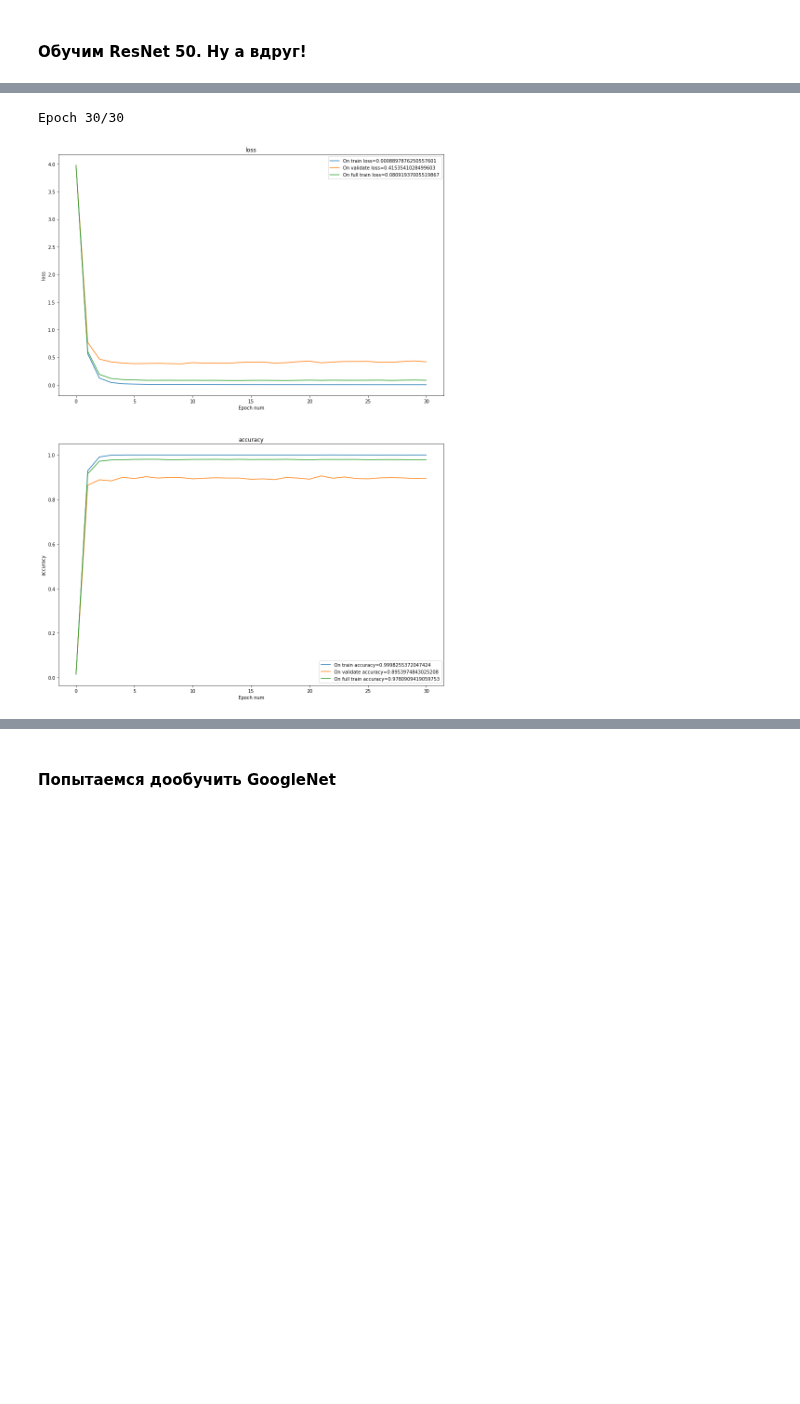
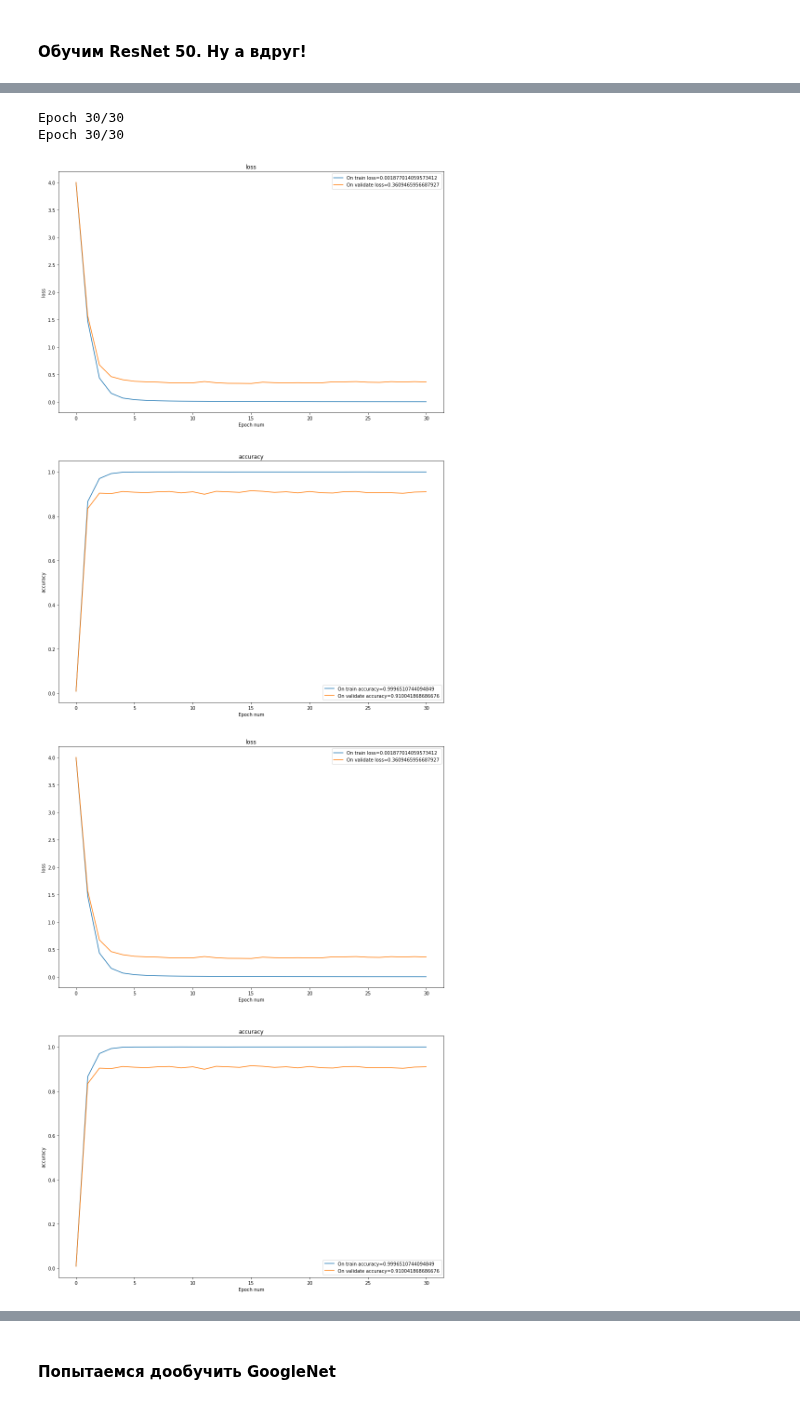
Before and after one commit to alex-kozinov/courses, a Jupyter notebook: mipt-ml-beginning/labs/03_dl/Lab3_DL_parts_4_and_5_optional.ipynb, the cells around one changed output, grey strips where cells are left out. Drawn from its saved outputs; the diff is of its cells as text; code cells hidden in the pictures; blank space fills up the shorter version.

```diff
--- a/mipt-ml-beginning/labs/03_dl/Lab3_DL_parts_4_and_5_optional.ipynb
+++ b/mipt-ml-beginning/labs/03_dl/Lab3_DL_parts_4_and_5_optional.ipynb
@@ -339,19 +339,19 @@ print(f'Length of validate dataset is {len(validate_dataset)}, should be {valida
 
 full_train_loader = torch.utils.data.DataLoader(
     full_train_dataset,
-    batch_size=16,
+    batch_size=128,
     num_workers=0,
     shuffle=True
 )
 train_loader = torch.utils.data.DataLoader(
     train_dataset,
-    batch_size=32,
+    batch_size=128,
     num_workers=0,
     shuffle=True
 )
 validate_loader = torch.utils.data.DataLoader(
     validate_dataset,
-    batch_size=32,
+    batch_size=128,
     num_workers=0,
     shuffle=True
 )
@@ -655,12 +656,13 @@ Estimated Total Size (MB): 377.19
 # %%
 %%time
 resnet50_lm = LearningModel(resnet50, 'ResNet50')
 dataloaders = {
     'train' : train_loader,
-    'validate' : validate_loader,
-    'full train' : full_train_loader
+    'validate' : validate_loader
 }
 resnet50_lm.fit(dataloaders, n_epoch=30)
 # %% [output]
 Epoch 30/30
+Epoch 30/30
-[figure, old version]
+[figure, new version]
+[figure, added]
```
Also changed, not shown: parts of 2 cells of this notebook.
